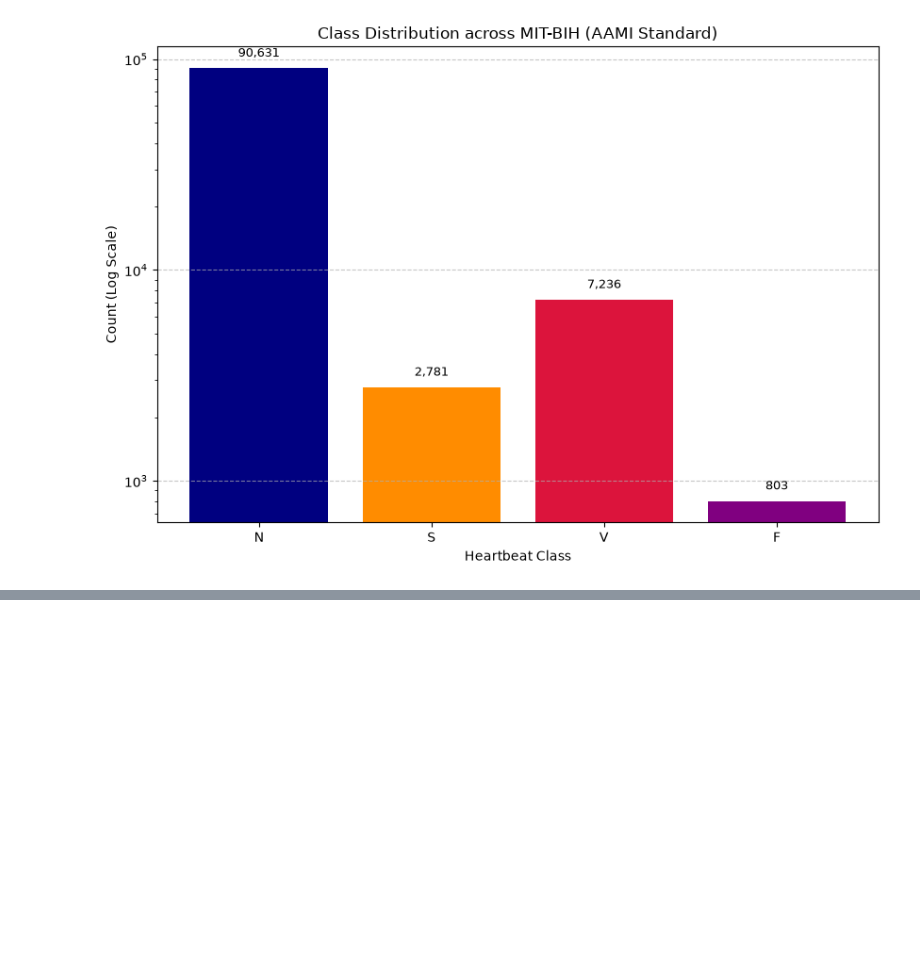
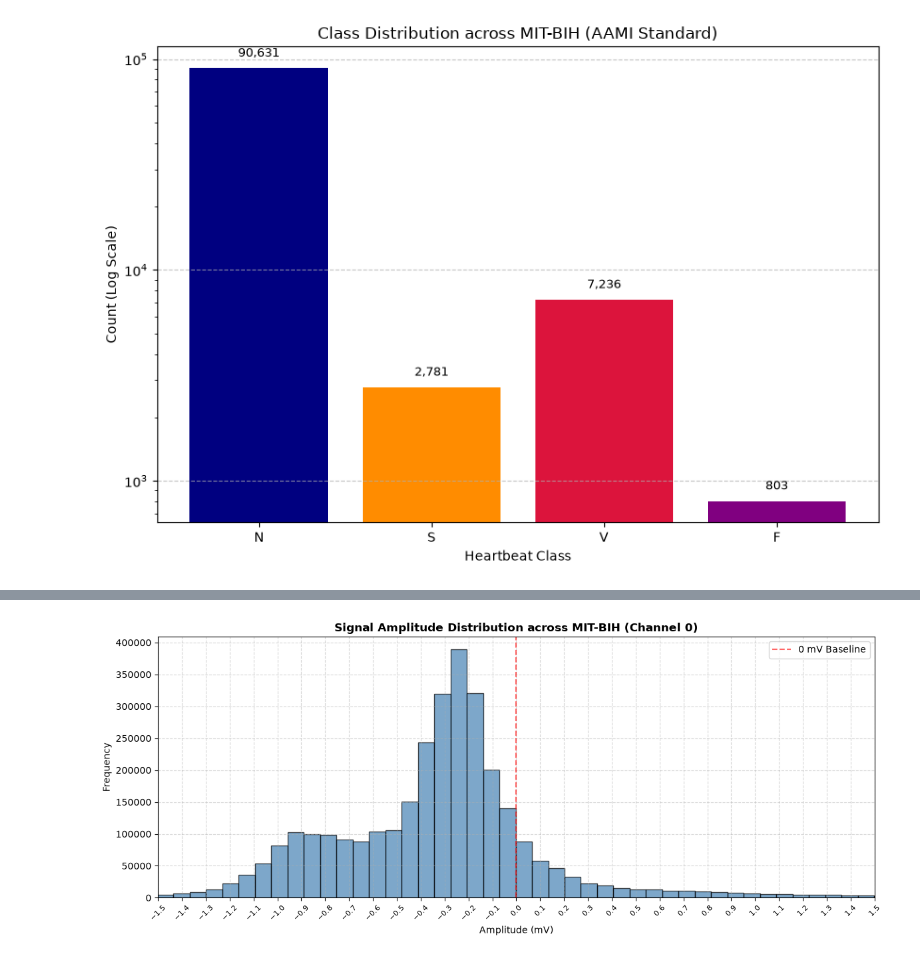
Before and after one commit to RasSved/Data-Mining-Project, a Jupyter notebook: notebooks/EDA.ipynb, the cells around one changed output, grey strips where cells are left out. Saved outputs shown, nothing was run; the diff lists cells and outputs as text; code cells hidden in the pictures; blank space fills up the shorter version.

```diff
--- a/notebooks/EDA.ipynb
+++ b/notebooks/EDA.ipynb
@@ -322,0 +370,46 @@ Class  Total_Beats  Percentage (%)
+# %%
+import wfdb
+import numpy as np
+import matplotlib.pyplot as plt
+
+records = [
+    '100', '101', '102', '103', '104', '105', '106', '107', '108', '109',
+    '111', '112', '113', '114', '115', '116', '117', '118', '119', '121',
+    '122', '123', '124', '200', '201', '202', '203', '205', '207', '208',
+    '209', '210', '212', '213', '214', '215', '217', '219', '220', '221',
+    '222', '223', '228', '230', '231', '232', '233', '234'
+]
+
+# Sample a subset of signals to efficiently compute amplitude distribution
+sampled_amplitudes = []
+for rec_id in records:
+    rec = wfdb.rdrecord(f'../data/mit-bih-arrhythmia-database-1.0.0/{rec_id}')
+    # Take channel 0 and sample every 10th point to optimize memory
+    sampled_amplitudes.extend(rec.p_signal[::10, 0])
+
+plt.figure(figsize=(12, 5))
+
+# Plot histogram with fine bin resolution
+counts, bins, patches = plt.hist(sampled_amplitudes, bins=150, color='steelblue', edgecolor='black', alpha=0.7)
+
+# Identify the peak bin position
+max_bin_idx = np.argmax(counts)
+peak_val = (bins[max_bin_idx] + bins[max_bin_idx + 1]) / 2
+
+# Set zoomed-in view and high-density x-ticks (every 0.1 mV)
+plt.xlim(-1.5, 1.5)
+plt.xticks(np.arange(-1.5, 1.6, 0.1), rotation=45, fontsize=8)
+
+# Reference lines
+plt.axvline(0, color='red', linestyle='--', alpha=0.6, label='0 mV Baseline')
+
+plt.title('Signal Amplitude Distribution across MIT-BIH (Channel 0)', fontsize=12, fontweight='bold')
+plt.xlabel('Amplitude (mV)', fontsize=10)
+plt.ylabel('Frequency', fontsize=10)
+plt.grid(True, linestyle='--', alpha=0.5)
+plt.legend()
+
+plt.tight_layout()
+plt.show()
+# %% [output]
+[figure, added]
```
Also changed, not shown: parts of 2 cells of this notebook.
